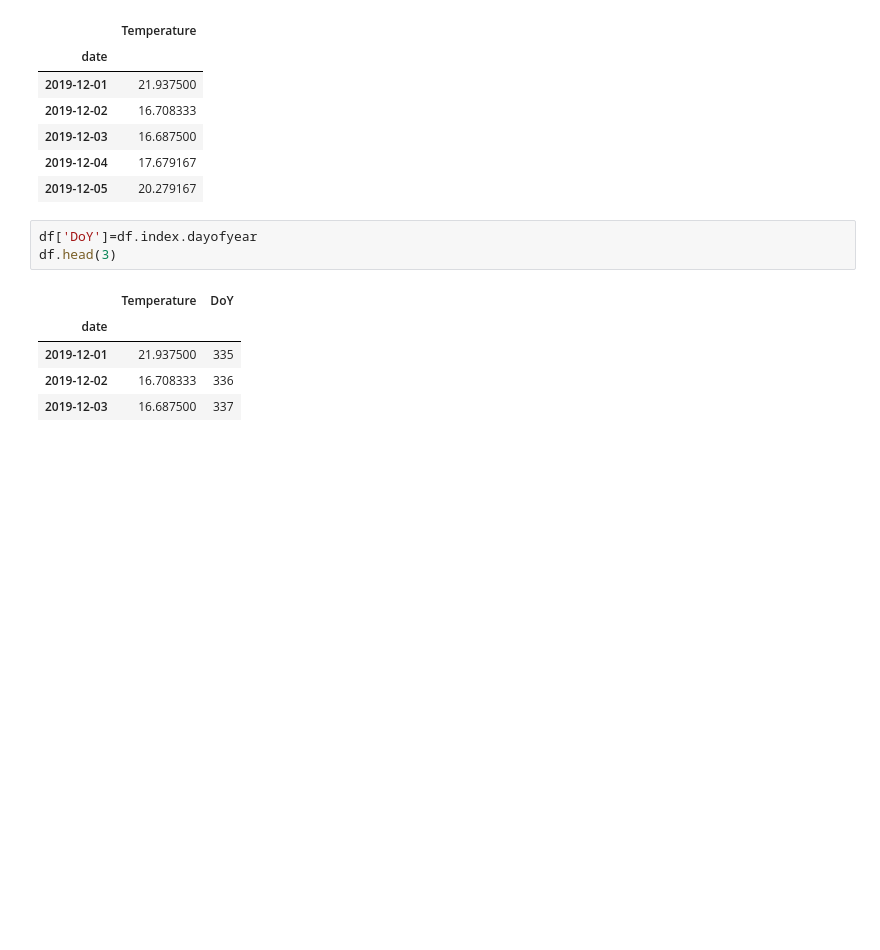
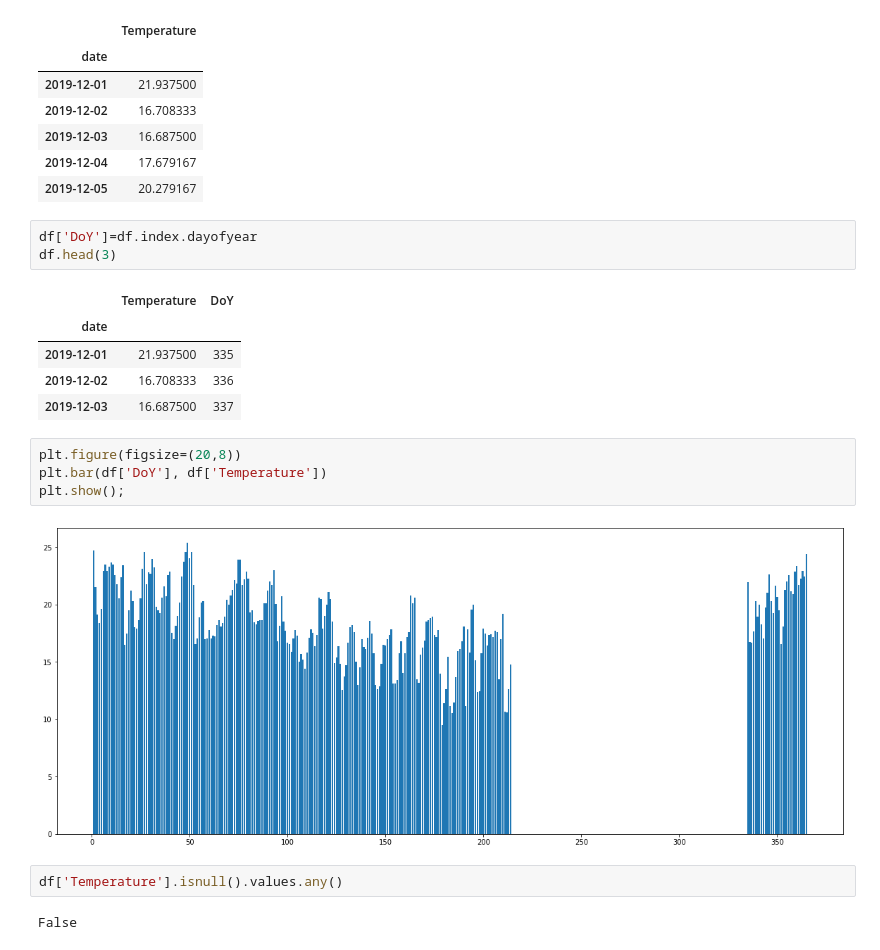
Before and after one commit to anujthapamagar/FEDS, a Jupyter notebook: assignment_Curitiba.ipynb, the cells around one changed output. Drawn from its saved outputs; the diff is of its cells as text; blank space fills up the shorter version.

```diff
--- a/assignment_Curitiba.ipynb
+++ b/assignment_Curitiba.ipynb
@@ -92,3 +92,13 @@ df.head(3)
 | 2019-12-01 | 21.937500 | 335 |
 | 2019-12-02 | 16.708333 | 336 |
 | 2019-12-03 | 16.687500 | 337 |
+# %%
+plt.figure(figsize=(20,8))
+plt.bar(df['DoY'], df['Temperature'])
+plt.show();
+# %% [output]
+[figure, added]
+# %%
+df['Temperature'].isnull().values.any()
+# %% [output]
+False
```
Also changed, not shown: parts of 2 cells of this notebook.
